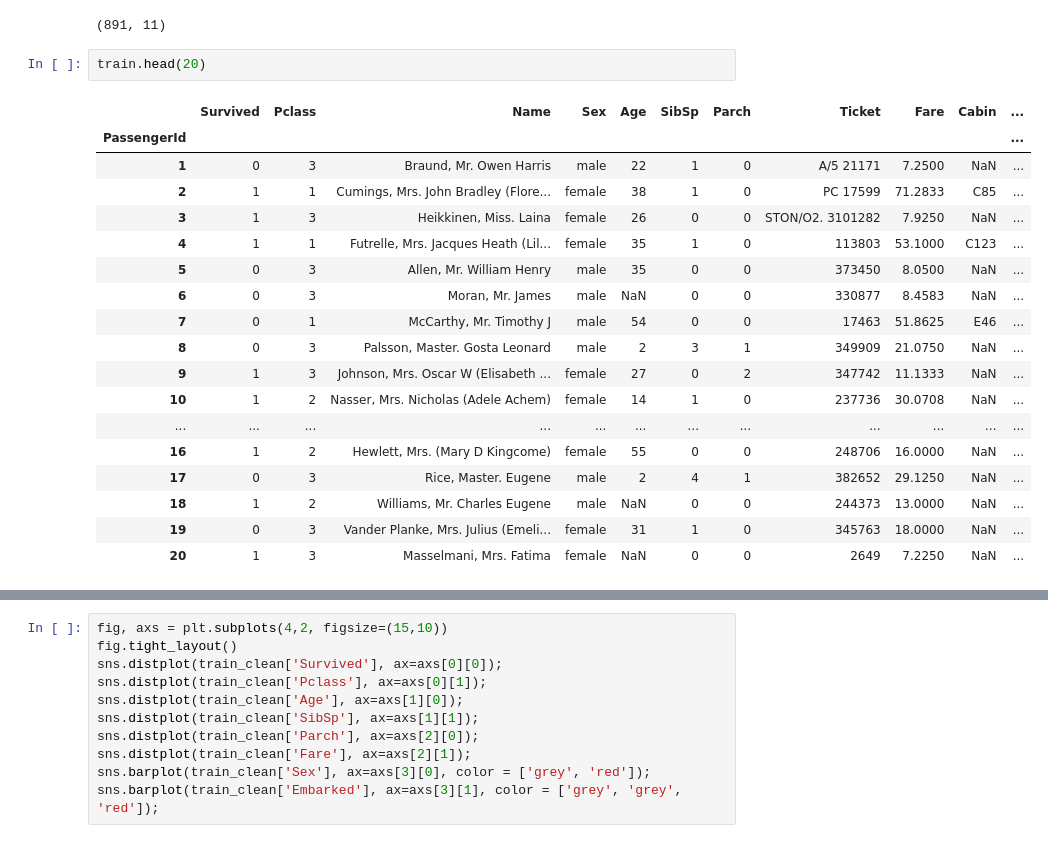
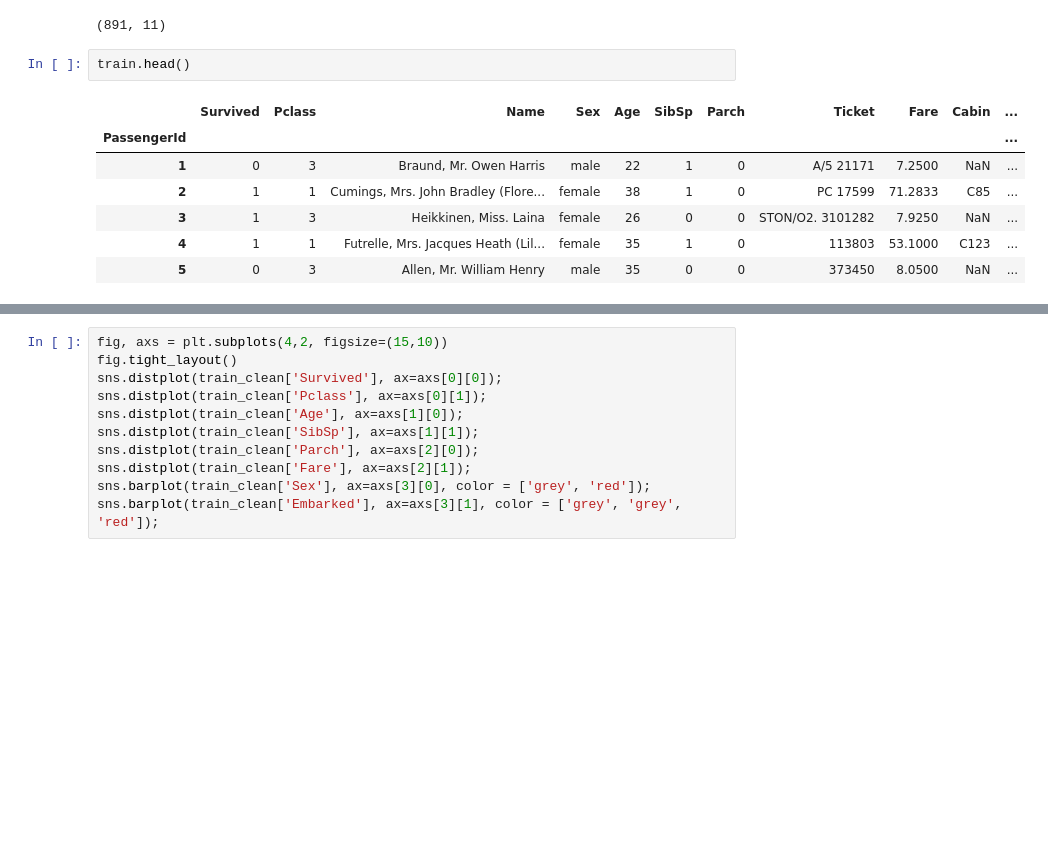
Before and after one commit to umnkaggle/Titanic, a Jupyter notebook: Titanic Workbook.ipynb, the cells around one changed output, grey strips where cells are left out. Cells and saved outputs as stored; diff of their text form; blank space fills up the shorter version.

```diff
--- a/Titanic Workbook.ipynb
+++ b/Titanic Workbook.ipynb
@@ -38,23 +77,12 @@ train.shape
 # %% [output]
 (891, 11)
 # %%
-train.head(20)
+train.head()
 # %% [output]
 |  | Survived | Pclass | Name | Sex | Age | SibSp | Parch | Ticket | Fare | Cabin | ... |
 | PassengerId |  |  |  |  |  |  |  |  |  |  | ... |
 | 1 | 0 | 3 | Braund, Mr. Owen Harris | male | 22 | 1 | 0 | A/5 21171 | 7.2500 | NaN | ... |
 | 2 | 1 | 1 | Cumings, Mrs. John Bradley (Flore... | female | 38 | 1 | 0 | PC 17599 | 71.2833 | C85 | ... |
 | 3 | 1 | 3 | Heikkinen, Miss. Laina | female | 26 | 0 | 0 | STON/O2. 3101282 | 7.9250 | NaN | ... |
 | 4 | 1 | 1 | Futrelle, Mrs. Jacques Heath (Lil... | female | 35 | 1 | 0 | 113803 | 53.1000 | C123 | ... |
 | 5 | 0 | 3 | Allen, Mr. William Henry | male | 35 | 0 | 0 | 373450 | 8.0500 | NaN | ... |
-| 6 | 0 | 3 | Moran, Mr. James | male | NaN | 0 | 0 | 330877 | 8.4583 | NaN | ... |
-| 7 | 0 | 1 | McCarthy, Mr. Timothy J | male | 54 | 0 | 0 | 17463 | 51.8625 | E46 | ... |
-| 8 | 0 | 3 | Palsson, Master. Gosta Leonard | male | 2 | 3 | 1 | 349909 | 21.0750 | NaN | ... |
-| 9 | 1 | 3 | Johnson, Mrs. Oscar W (Elisabeth ... | female | 27 | 0 | 2 | 347742 | 11.1333 | NaN | ... |
-| 10 | 1 | 2 | Nasser, Mrs. Nicholas (Adele Achem) | female | 14 | 1 | 0 | 237736 | 30.0708 | NaN | ... |
-| ... | ... | ... | ... | ... | ... | ... | ... | ... | ... | ... | ... |
-| 16 | 1 | 2 | Hewlett, Mrs. (Mary D Kingcome) | female | 55 | 0 | 0 | 248706 | 16.0000 | NaN | ... |
-| 17 | 0 | 3 | Rice, Master. Eugene | male | 2 | 4 | 1 | 382652 | 29.1250 | NaN | ... |
-| 18 | 1 | 2 | Williams, Mr. Charles Eugene | male | NaN | 0 | 0 | 244373 | 13.0000 | NaN | ... |
-| 19 | 0 | 3 | Vander Planke, Mrs. Julius (Emeli... | female | 31 | 1 | 0 | 345763 | 18.0000 | NaN | ... |
-| 20 | 1 | 3 | Masselmani, Mrs. Fatima | female | NaN | 0 | 0 | 2649 | 7.2250 | NaN | ... |
```
Also changed, not shown: parts of 23 cells of this notebook.
